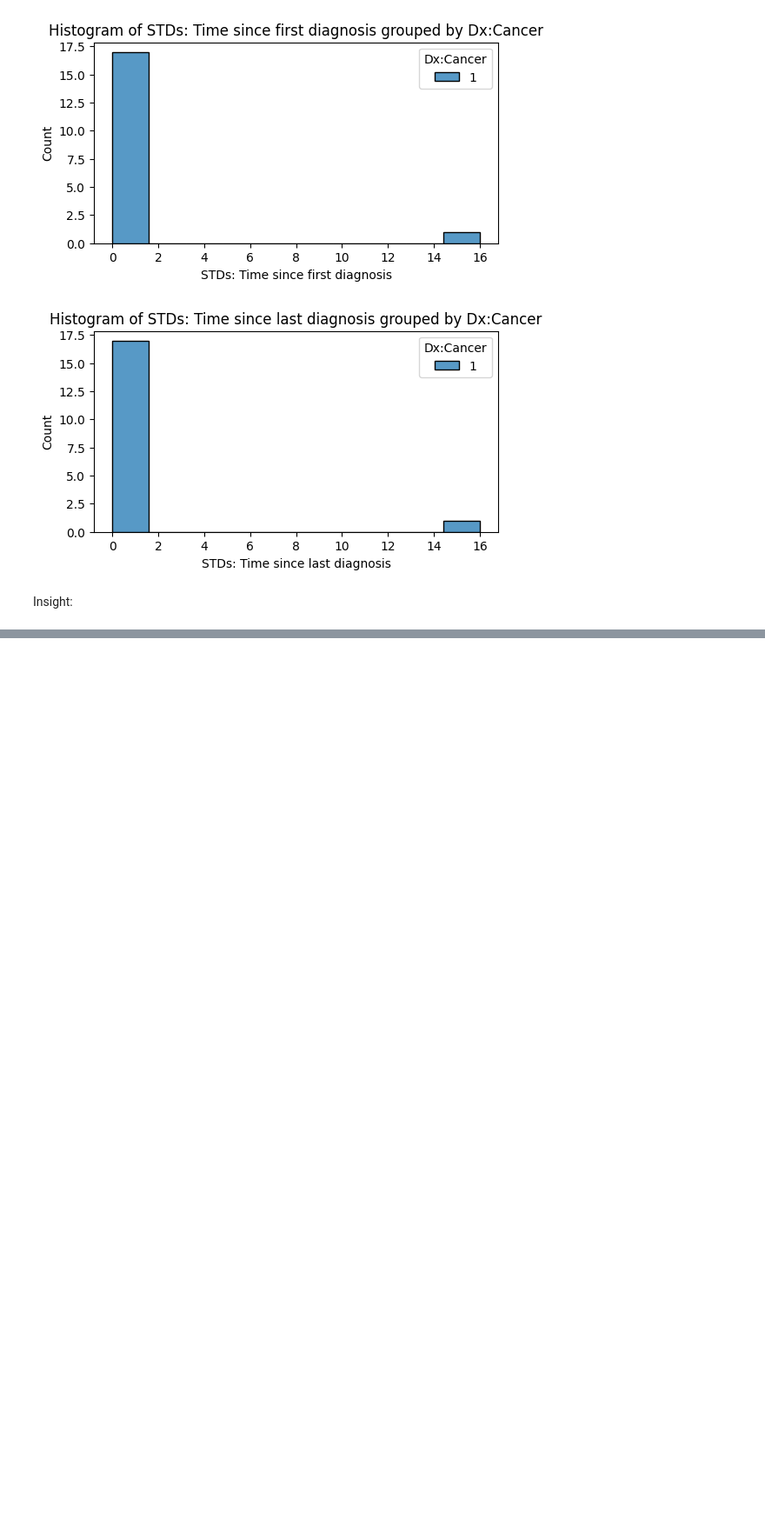
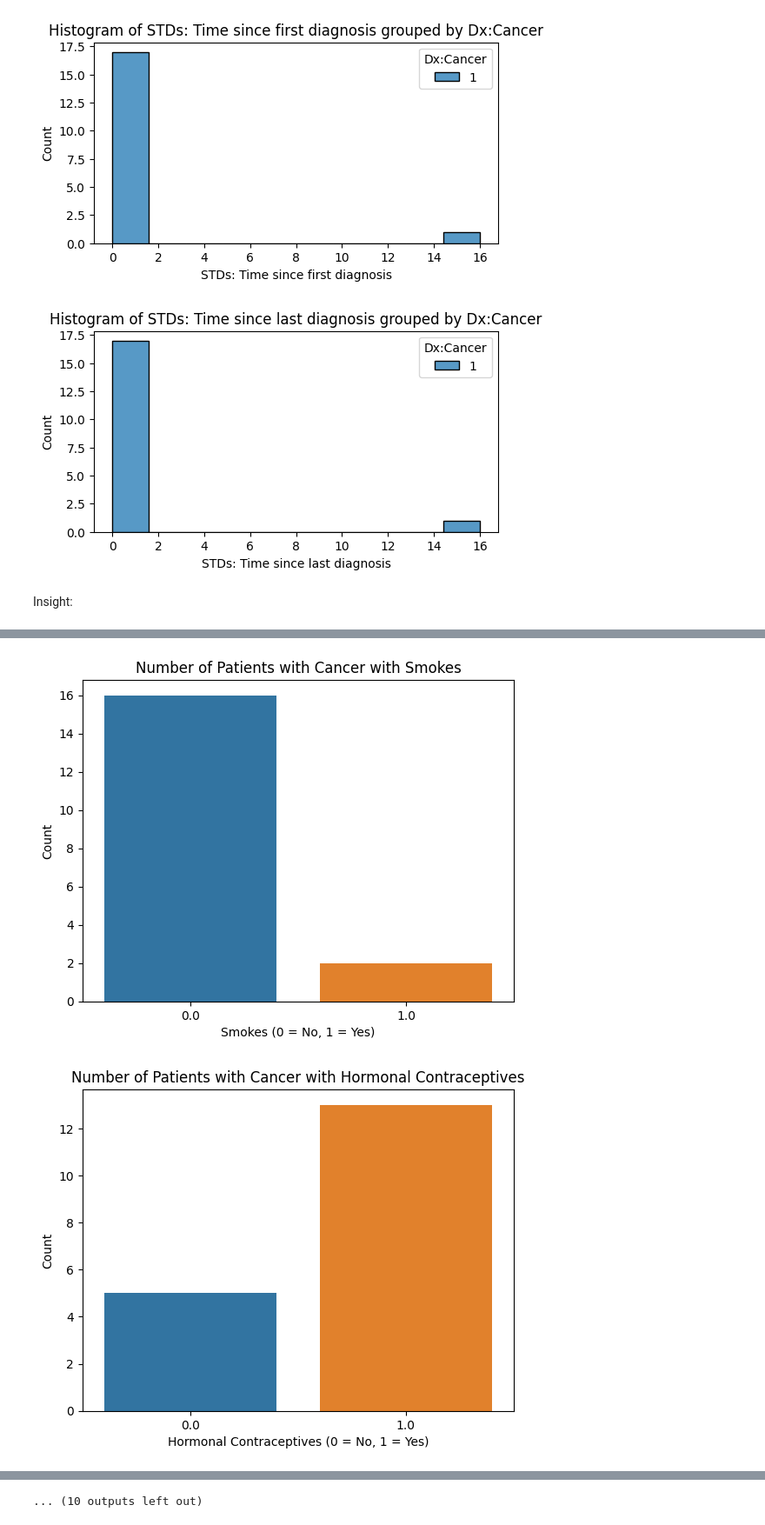
Before and after one commit to chelyn2008/Cervical-Cancer-bioh8ckers, a Jupyter notebook: data_prep_visualisation.ipynb, the cells around one changed output, grey strips where cells are left out. Shown at 87% size. Saved outputs shown, nothing was run; the diff lists cells and outputs as text; code cells hidden in the pictures; blank space fills up the shorter version.

```diff
--- a/data_prep_visualisation.ipynb
+++ b/data_prep_visualisation.ipynb
@@ -236,0 +251,24 @@ Insight:
+# %%
+# creating a function to analyze the binary columns
+def binary_plotting(binary_cols):
+    for col in binary_cols:
+        sns.countplot(data=pwc_data, x=col)
+        plt.title(f"Number of Patients with Cancer with {col}")
+        plt.xlabel(f"{col} (0 = No, 1 = Yes)")
+        plt.ylabel("Count")
+        plt.show()
+
+def binary_crosstab(binary_cols):
+    for col in binary_cols:
+        print(f"cross-tab for {col}")
+        print(pd.crosstab(cc_data["Dx:Cancer"], cc_data[col], normalize="index"))
+        print(" ")
+# %%
+binary_cols = [
+    'Smokes', 'Hormonal Contraceptives', 'IUD', 'STDs',
+    'STDs:condylomatosis', 'STDs:vaginal condylomatosis', 'STDs:vulvo-perineal condylomatosis',
+    'STDs:syphilis', 'STDs:pelvic inflammatory disease', 'STDs:genital herpes',
+    'STDs:molluscum contagiosum', 'STDs:HIV', 'STDs:Hepatitis B',
+    'STDs:HPV', 'Dx:Cancer', 'Dx:CIN', 'Dx:HPV', 'Dx',
+    'Hinselmann', 'Schiller', 'Citology', 'Biopsy'
+]
@@ -236,0 +295,5 @@ Insight:
+# %%
+binary_plotting(binary_cols)
+# %% [output]
+[figure, added]
+[figure, added]
@@ -236,0 +310 @@ Insight:
+... (10 outputs left out)
```
Also changed, not shown: parts of 9 cells of this notebook.
